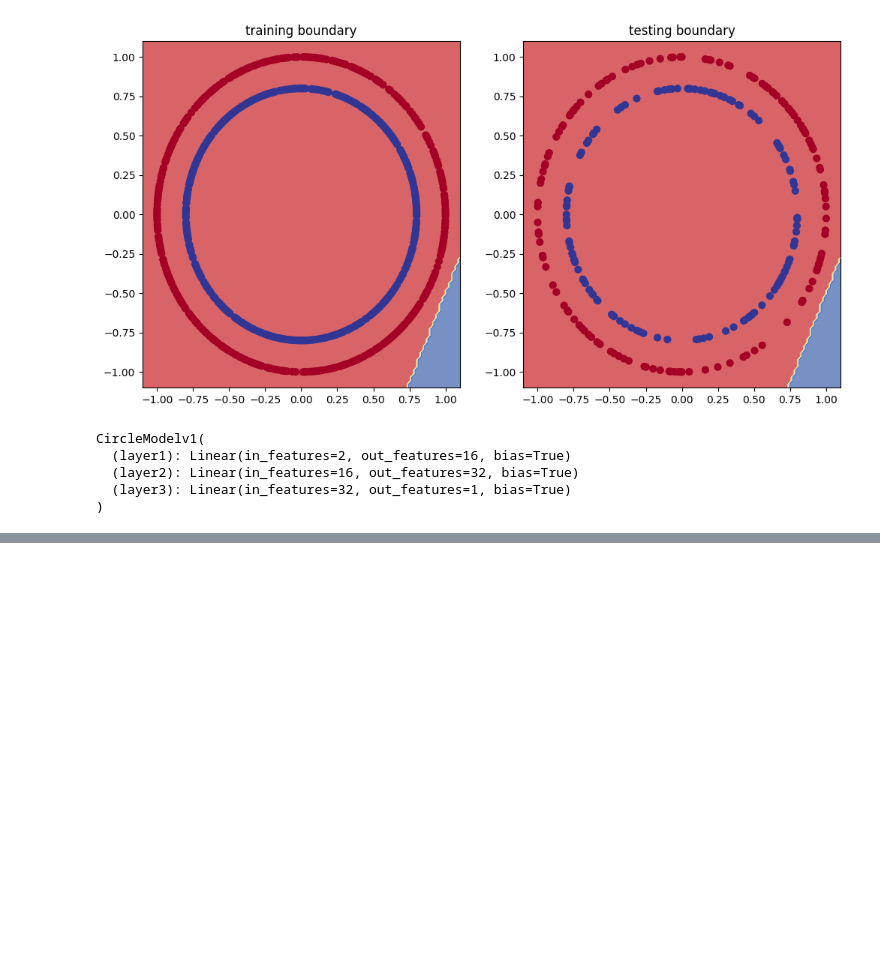
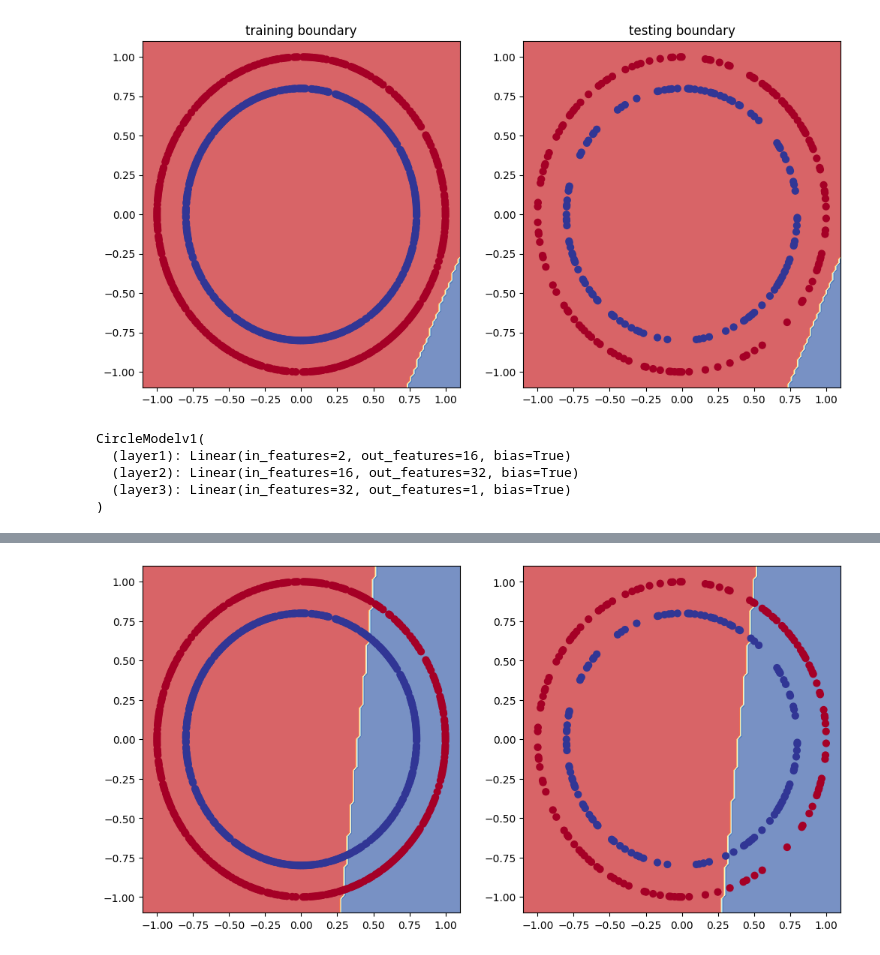
Before and after one commit to saivenkatreddy29/Pytorch-Learning, a Jupyter notebook: Pytorch_Classification.ipynb, the cells around one changed output, grey strips where cells are left out. Cells and saved outputs as stored; diff of their text form; code cells hidden in the pictures; blank space fills up the shorter version.

```diff
--- a/Pytorch_Classification.ipynb
+++ b/Pytorch_Classification.ipynb
@@ -220,9 +220,10 @@ class CircleModelv1(nn.Module):
 
   def forward(self, x):
     z = self.layer1(x)
-    z = self.layer2(x)
-    z = self.layer3(x)
-    return x
+    z = self.layer2(z)
+    z = self.layer3(z)
+    # print(z.shape)
+    return z
 # %%
 model1 = CircleModelv1().to(device)
 model1
@@ -240,4 +243,5 @@ epochs = 1000
 # %%
+epochs = 1000
 for epoch in range(epochs):
 
   # set model to training mode
@@ -245,7 +249,8 @@ for epoch in range(epochs):
 
   # forward pass and get the predictions
   train_logits = model1(X_train).squeeze()
-
+  # print(train_logits.shape)
+  # print(y_train.shape)
   # get the proper predictions from the logits
   train_preds = torch.round(torch.sigmoid(train_logits))
 
@@ -256,6 +261,26 @@ for epoch in range(epochs):
   optimizer.zero_grad()
 
   # backpropagation
-  optimizer.backward()
+  train_loss.backward()
+
+  # calculate train accuracy
+  train_acc = accuracy(y_train, train_preds)
 
   ### Testing loop
+
+  model1.eval()
+  with torch.inference_mode():
+    test_logs = model1(X_test).squeeze()
+
+    # turn logs into preds
+    test_preds = torch.round(torch.sigmoid(test_logs))
+
+    # calculate the loss
+    test_loss = loss(test_logs, y_test)
+
+    # calculate the test accuracy
+    test_acc = accuracy(y_test, test_preds)
+  if epoch % 100 == 0:
+    print(f'for {epoch} epoch train_acc:{train_acc}, train_loss:{train_loss}')
+    print(f'test_acc:{test_acc}, test_loss:{test_loss}')
+    print('\n')
@@ -261,0 +305,8 @@ for epoch in range(epochs):
+# %%
+plt.figure(figsize = (12,6))
+plt.subplot(1,2,1)
+plot_decision_boundary(model1, X_train, y_train)
+plt.subplot(1,2,2)
+plot_decision_boundary(model1, X_test, y_test)
+# %% [output]
+[figure, added]
```
Also changed, not shown: parts of 3 cells of this notebook.
